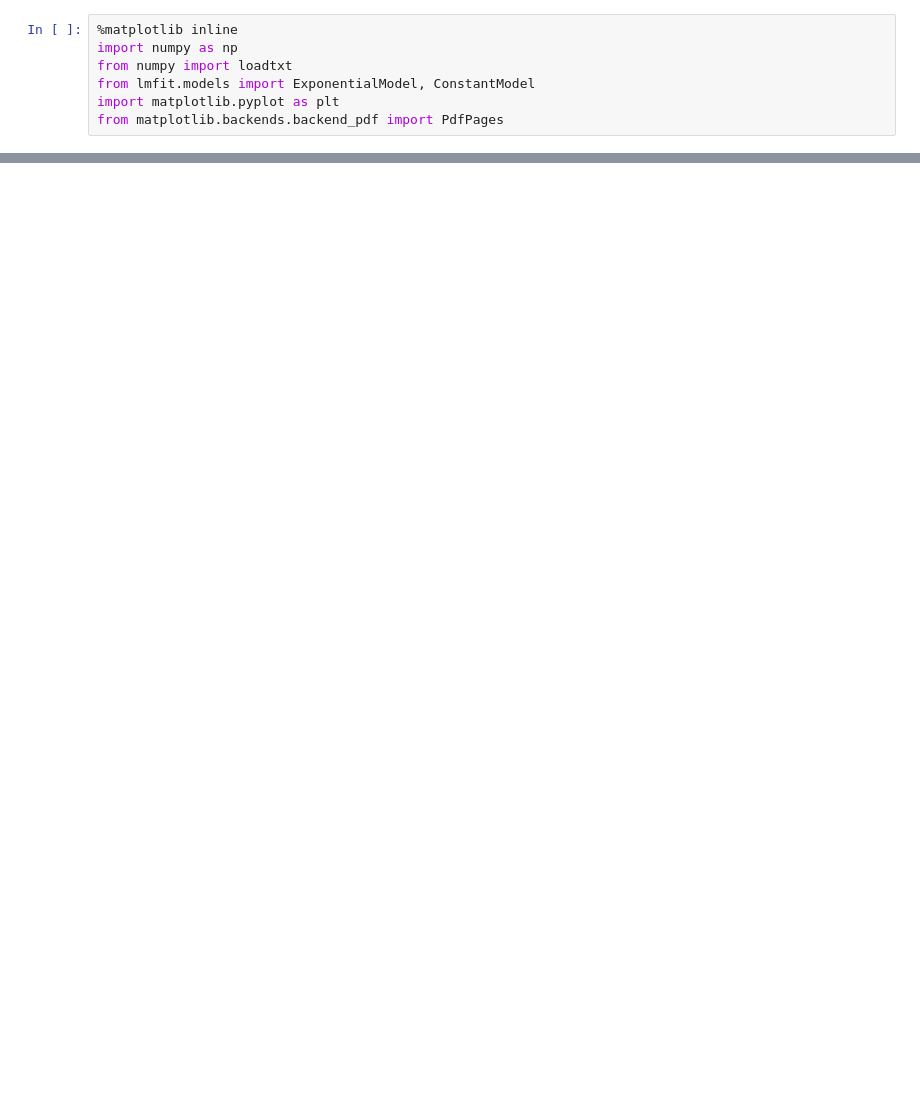
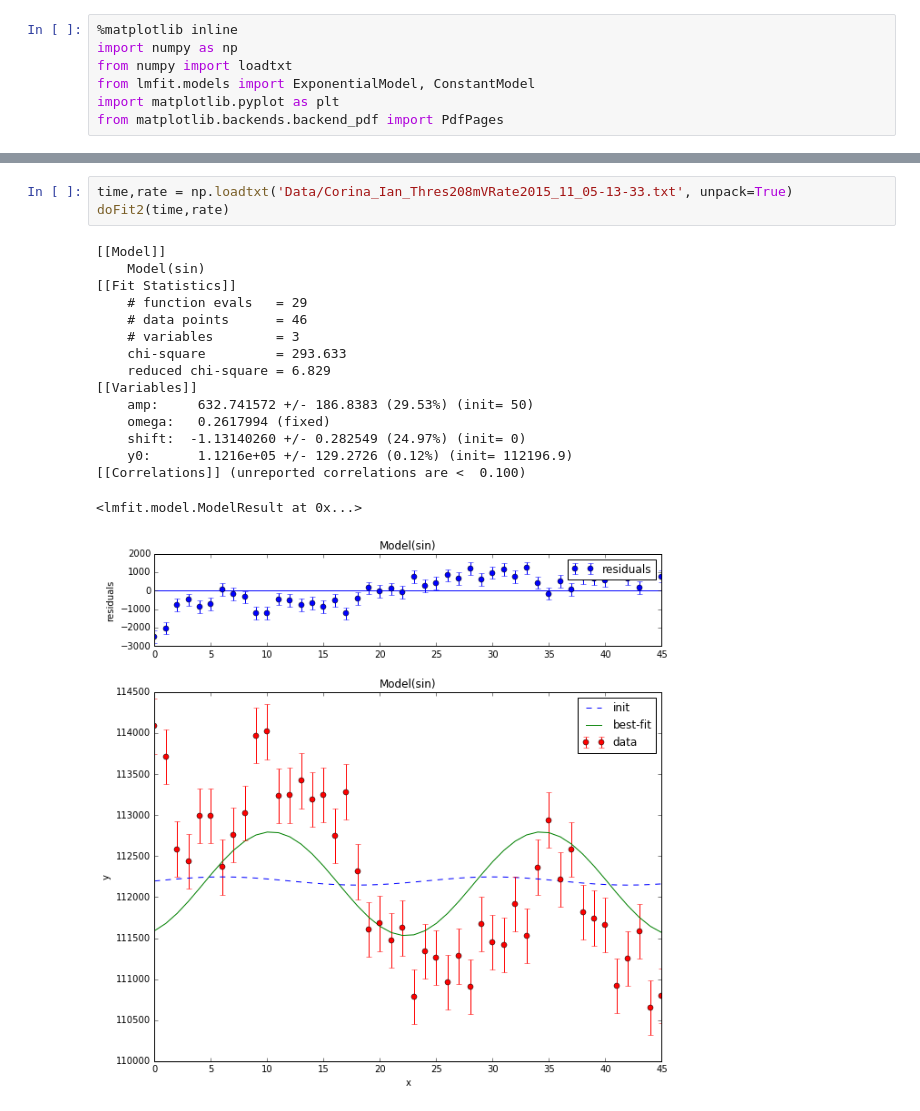
Before and after one commit to ianhi/Phys314, a Jupyter notebook: Muon/Muon_Final_Rate.ipynb, the cells around one changed output, grey strips where cells are left out. Drawn from its saved outputs; the diff is of its cells as text; blank space fills up the shorter version.

```diff
--- a/Muon/Muon_Final_Rate.ipynb
+++ b/Muon/Muon_Final_Rate.ipynb
@@ -105,0 +108,20 @@ plt.show()
+# %%
+time,rate = np.loadtxt('Data/Corina_Ian_Thres208mVRate2015_11_05-13-33.txt', unpack=True)
+doFit2(time,rate)
+# %% [output]
+[[Model]]
+    Model(sin)
+[[Fit Statistics]]
+    # function evals   = 29
+    # data points      = 46
+    # variables        = 3
+    chi-square         = 293.633
+    reduced chi-square = 6.829
+[[Variables]]
+    amp:     632.741572 +/- 186.8383 (29.53%) (init= 50)
+    omega:   0.2617994 (fixed)
+    shift:  -1.13140260 +/- 0.282549 (24.97%) (init= 0)
+    y0:      1.1216e+05 +/- 129.2726 (0.12%) (init= 112196.9)
+[[Correlations]] (unreported correlations are <  0.100)
+<lmfit.model.ModelResult at 0x...>
+[figure, added]
```
Also changed, not shown: parts of 11 cells of this notebook, 6 other files.
